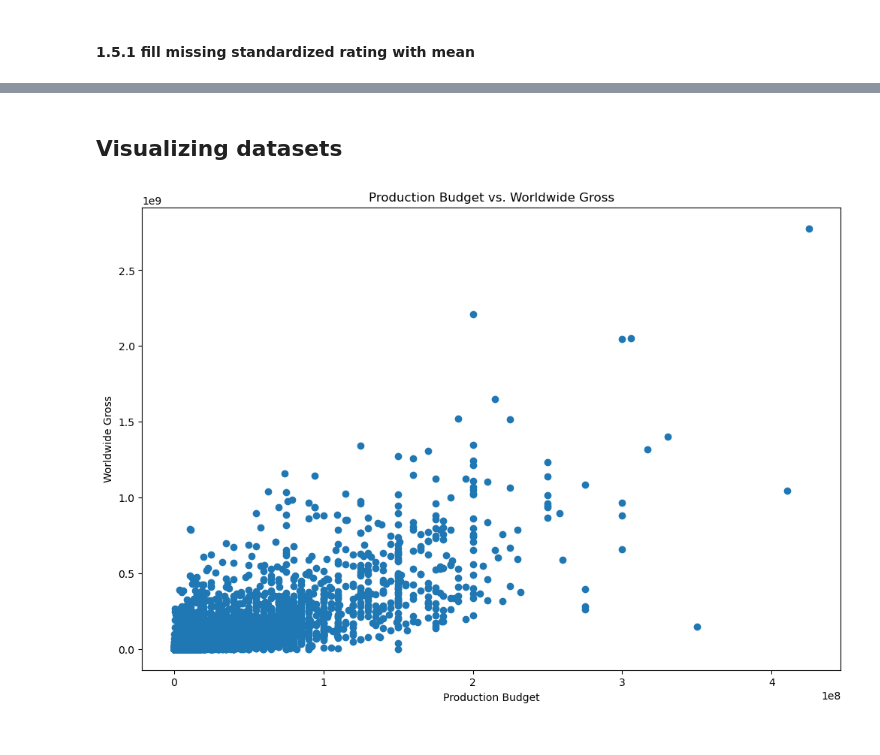
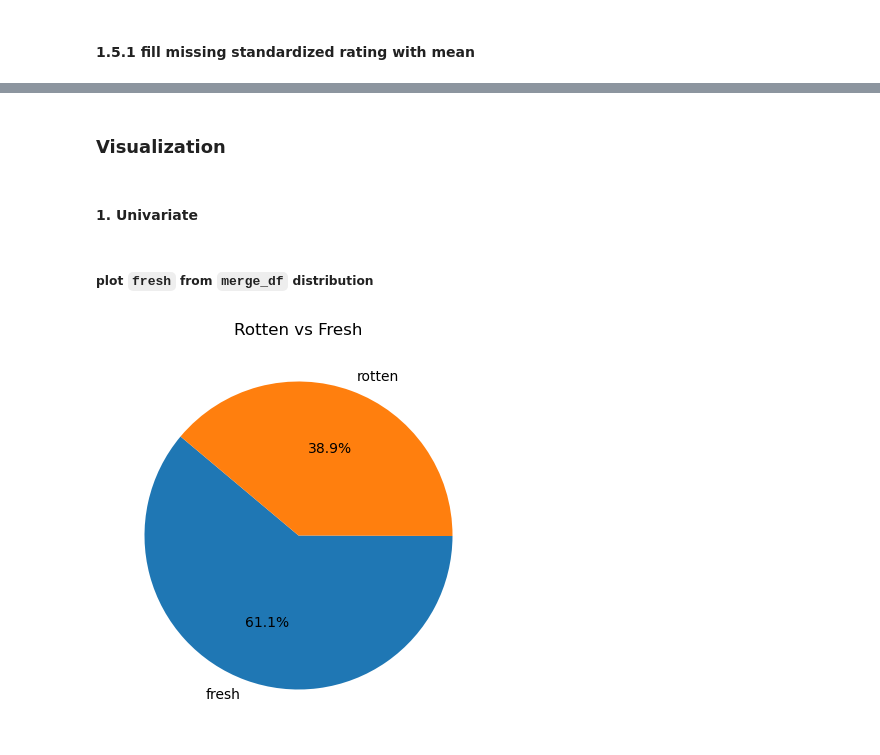
Before and after one commit to kev065/movie-studio-project, a Jupyter notebook: index.ipynb, the cells around one changed output, grey strips where cells are left out. Saved outputs shown, nothing was run; the diff lists cells and outputs as text; code cells hidden in the pictures.

```diff
--- a/index.ipynb
+++ b/index.ipynb
@@ -81,7 +81,7 @@ merged_df = pd.merge(review_df, movie_info_df, on='id', how='inner')
 #### 1.2 Dropping columns not used
 # %%
 # columns to drop
-columns_to_drop =['review', 'critic', 'top_critic', 'publisher', 'synopsis', 'writer', 'studio']
+columns_to_drop =['review', 'critic', 'top_critic', 'publisher', 'synopsis', 'writer', 'studio', 'currency', 'box_office']
 
 merged_df = merged_df.drop(columns_to_drop, axis=1)
 # %% [markdown]
@@ -237,0 +191,6 @@ Name: top_critic, Length: 54432, dtype: int64
+# %%
+# checking duplicates
+duplicate_rows = merged_df[merged_df.duplicated()]
+
+#dropping duplicates
+merged_df = merged_df.drop_duplicates()
@@ -237,0 +213,6 @@ Name: top_critic, Length: 54432, dtype: int64
+# %%
+# 1. Drop rows with missing values in specific columns
+merged_df.dropna(subset=['theater_date', 'dvd_date'], inplace=True)
+
+# 2. Fill with specific values
+merged_df['director'].fillna('Unknown', inplace=True)
@@ -237,0 +226,6 @@ Name: top_critic, Length: 54432, dtype: int64
+# %%
+# extract minutes in the runtime dataset
+merged_df['runtime'] = merged_df['runtime'].str.extract('(\d+)').astype(float)
+
+# fill the missing runtime values with the mean
+merged_df['runtime'].fillna(merged_df['runtime'].mean(), inplace=True)
@@ -238,2 +384,2 @@ Name: top_critic, Length: 54432, dtype: int64
 # %% [markdown]
-## Visualizing datasets
+### Visualization
@@ -251,10 +386,14 @@ for col in columns_to_clean:
-# %%
-# visualize gross revenue vs budget using a scatter plot
-plt.figure(figsize=(12, 8))
-plt.scatter(movie_budgets_df['production_budget'], movie_budgets_df['worldwide_gross'])
-plt.xlabel('Production Budget')
-plt.ylabel('Worldwide Gross')
-plt.title('Production Budget vs. Worldwide Gross')
-plt.show()
-# %% [output]
-[figure, removed]
+# %% [markdown]
+#### 1. Univariate
+# %% [markdown]
+##### plot `fresh` from `merge_df` distribution
+# %%
+frequencies = merged_df['fresh'].value_counts()
+
+# Plotting the pie chart
+plt.figure(figsize=(8, 5))
+plt.pie(frequencies, labels=frequencies.index, autopct='%1.1f%%', startangle=140)
+plt.title('Rotten vs Fresh')
+plt.show()
+# %% [output]
+[figure, added]
```
Also changed, not shown: parts of 29 cells of this notebook.
